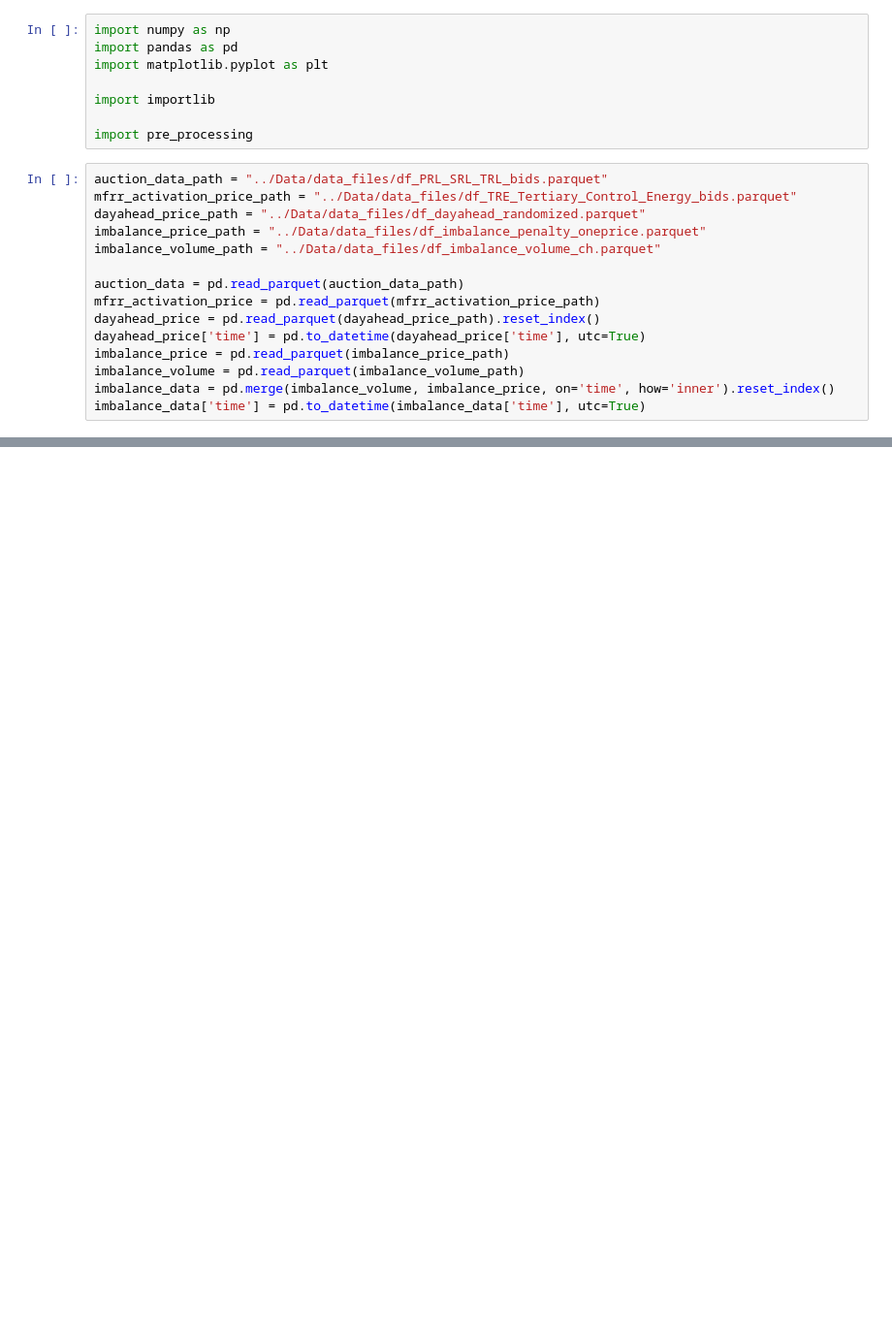
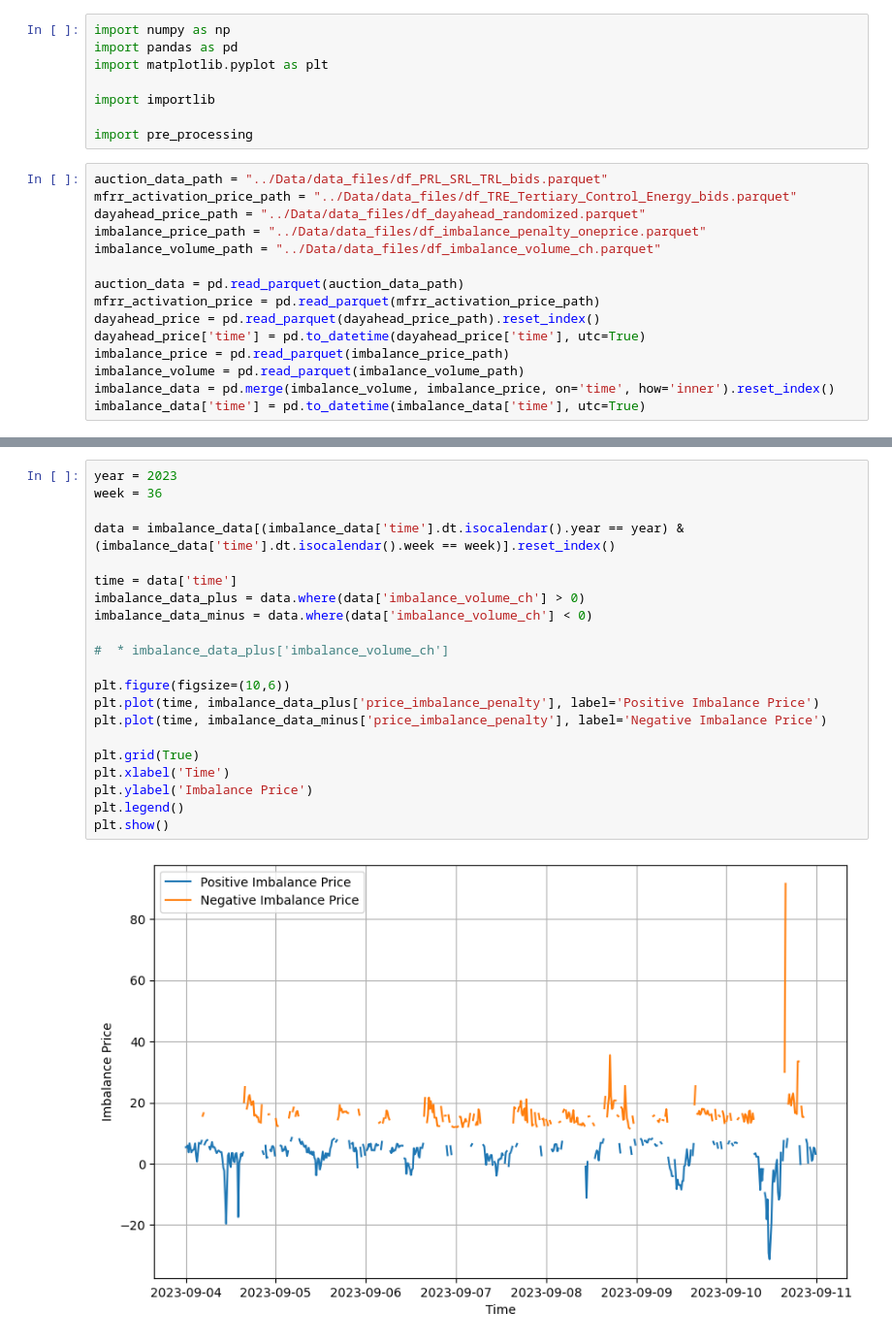
Before and after one commit to optimali-dev/EDHD2025, a Jupyter notebook: task_2/main.ipynb, the cells around one changed output, grey strips where cells are left out. Shown: that part at 97% size. Drawn from its saved outputs; the diff is of its cells as text; blank space fills up the shorter version.

```diff
--- a/task_2/main.ipynb
+++ b/task_2/main.ipynb
@@ -97,0 +102,23 @@ RMSE for month 10: 5.062648400816868
+# %%
+year = 2023
+week = 36
+
+data = imbalance_data[(imbalance_data['time'].dt.isocalendar().year == year) & (imbalance_data['time'].dt.isocalendar().week == week)].reset_index()
+
+time = data['time']
+imbalance_data_plus = data.where(data['imbalance_volume_ch'] > 0)
+imbalance_data_minus = data.where(data['imbalance_volume_ch'] < 0)
+
+#  * imbalance_data_plus['imbalance_volume_ch']
+
+plt.figure(figsize=(10,6))
+plt.plot(time, imbalance_data_plus['price_imbalance_penalty'], label='Positive Imbalance Price')
+plt.plot(time, imbalance_data_minus['price_imbalance_penalty'], label='Negative Imbalance Price')
+
+plt.grid(True)
+plt.xlabel('Time')
+plt.ylabel('Imbalance Price')
+plt.legend()
+plt.show()
+# %% [output]
+[figure, added]
```
Also changed, not shown: parts of 3 cells of this notebook, 6 other files.
